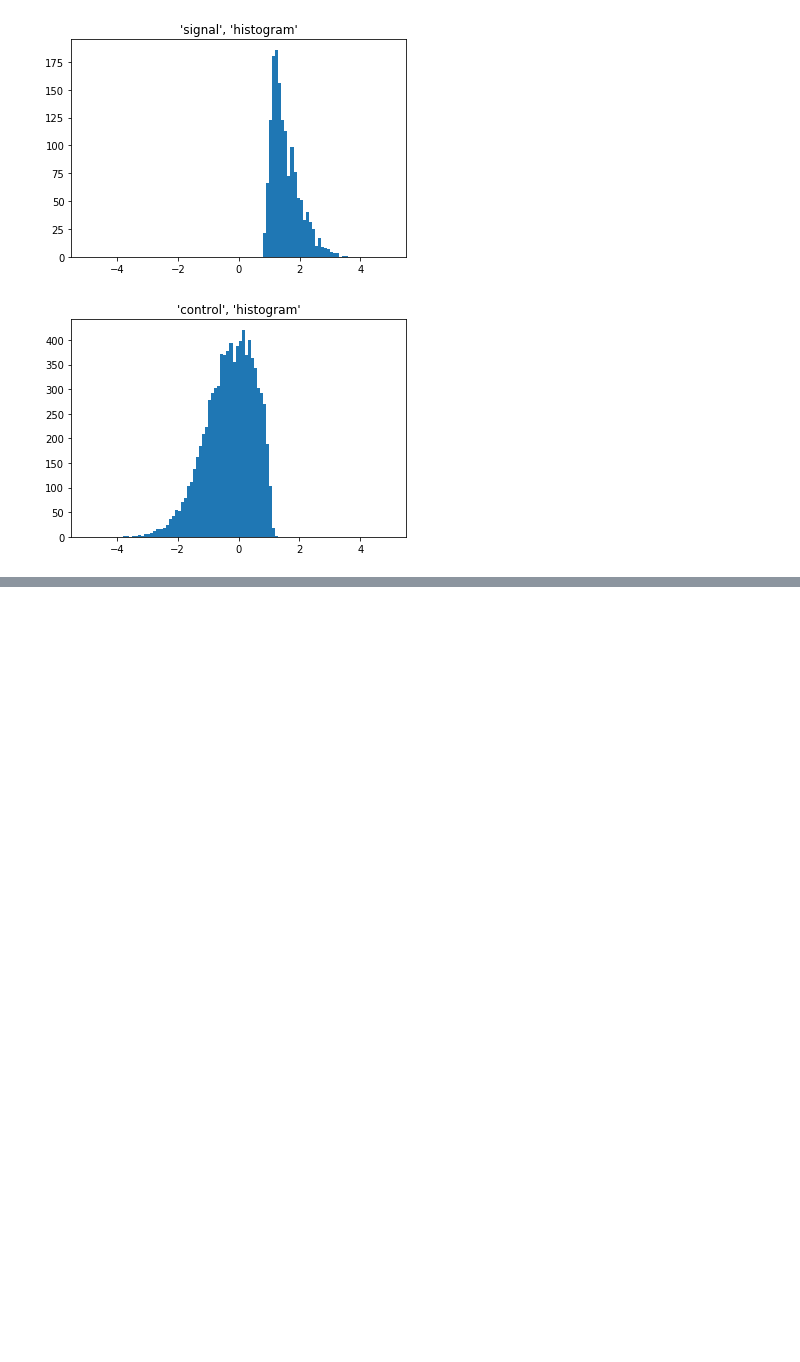
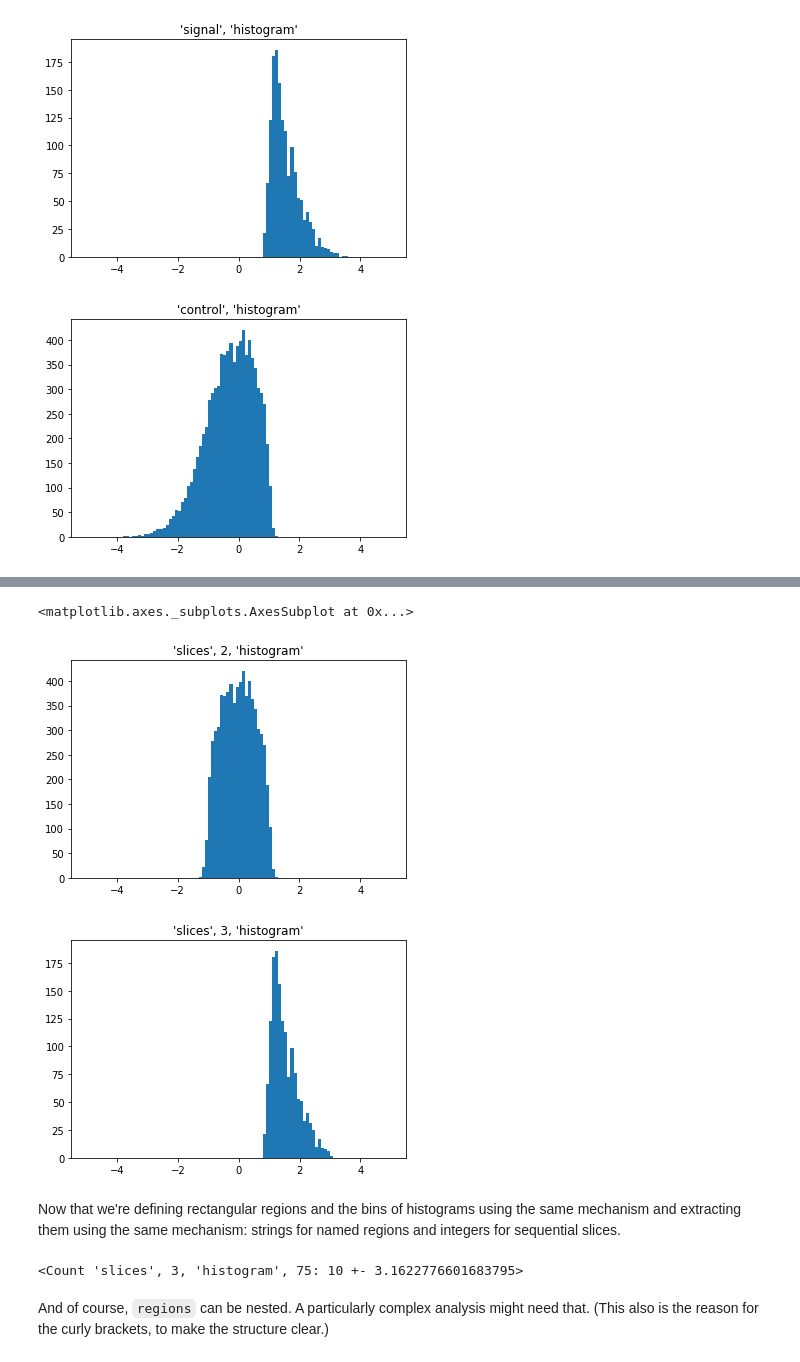
Before and after one commit to jpivarski/analysis-description-language, a Jupyter notebook: binder/demo.ipynb, the cells around one changed output, grey strips where cells are left out. Drawn from its saved outputs; the diff is of its cells as text; code cells hidden in the pictures; blank space fills up the shorter version.

```diff
--- a/binder/demo.ipynb
+++ b/binder/demo.ipynb
@@ -192,0 +199,25 @@ run["control", "histogram"].plot()
+# %%
+run = adl.interpreter.Run("""
+region "slices": true by      # predicate is "true" because all subdivision happens in the binning
+  regular(5, -5, 5) <- x
+{
+  count "histogram" by
+    regular(100, -5, 5) <- y
+}
+""")
+run(x = x, y = y);
+
+run["slices", 2, "histogram"].plot()
+run["slices", 3, "histogram"].plot()
+# %% [output]
+<matplotlib.axes._subplots.AxesSubplot at 0x...>
+[figure, added]
+[figure, added]
+# %% [markdown]
+Now that we're defining rectangular regions and the bins of histograms using the same mechanism and extracting them using the same mechanism: strings for named regions and integers for sequential slices.
+# %%
+run["slices", 3, "histogram", 75]
+# %% [output]
+<Count 'slices', 3, 'histogram', 75: 10 +- 3.1622776601683795>
+# %% [markdown]
+And of course, `regions` can be nested. A particularly complex analysis might need that. (This also is the reason for the curly brackets, to make the structure clear.)
```
Also changed, not shown: parts of 5 cells of this notebook.
